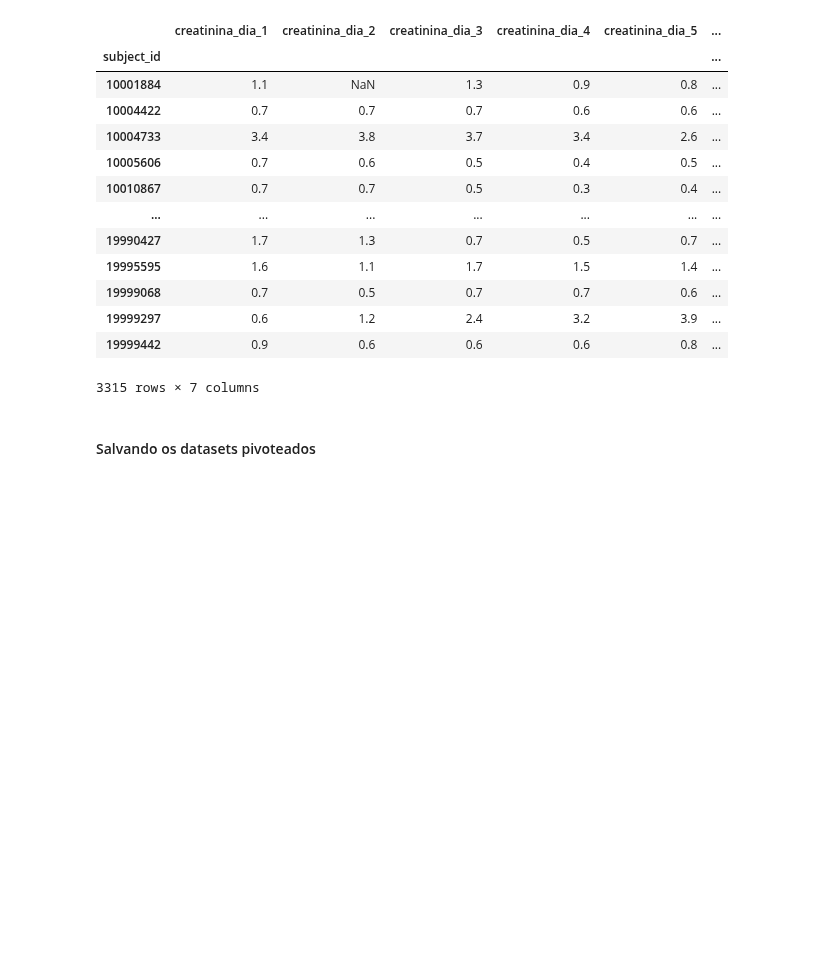
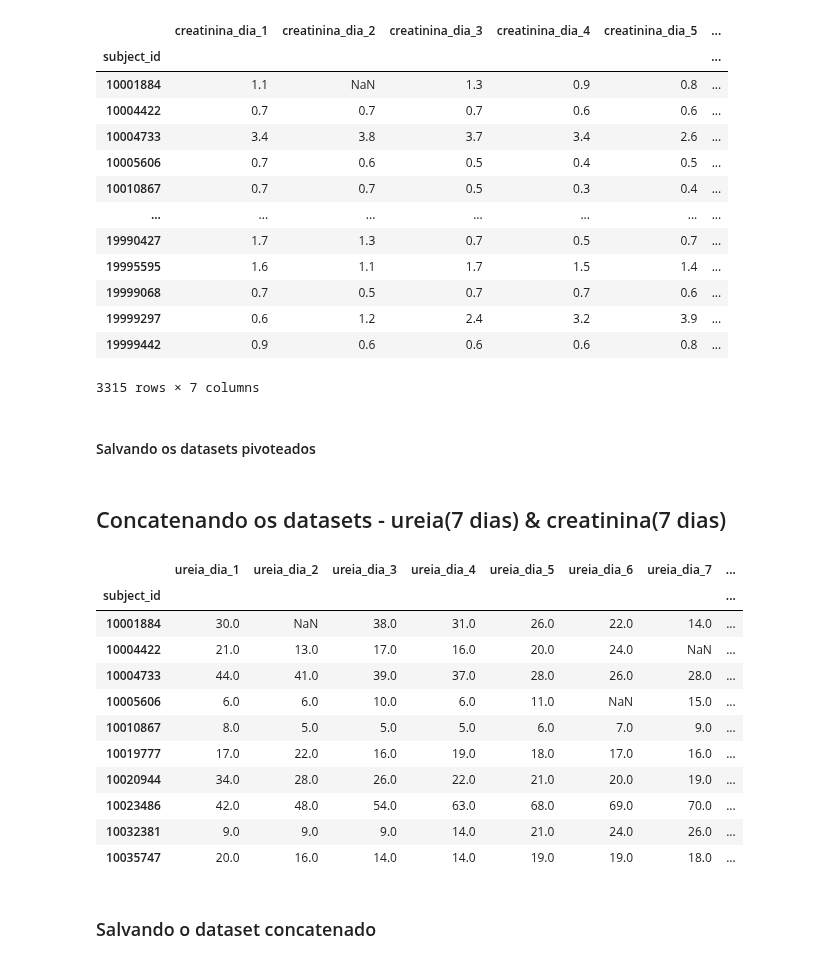
Before and after one commit to igorssant/TCC-Comparacao-de-Modelos-de-ML-nao-Supervisionados, a Jupyter notebook: src/limpeza_e_manutencao.ipynb, the cells around one changed output. Saved outputs shown, nothing was run; the diff lists cells and outputs as text; code cells hidden in the pictures; blank space fills up the shorter version.

Commit message:
feat: concatenando os datasets [ureia] e [creatinina] pivoteados && salvando o dataset gerando em um novo .csv [ureia_creatinina_7_dias_concatenado.csv]

```diff
--- a/src/limpeza_e_manutencao.ipynb
+++ b/src/limpeza_e_manutencao.ipynb
@@ -227,3 +245,25 @@ df_creatinina_processed
 # %%
 df_ureia_processed.to_csv("../databases/processed/ureia_pivoted.csv", sep = ",")
 df_creatinina_processed.to_csv("../databases/processed/creatinina_pivoted.csv", sep = ",")
+# %% [markdown]
+## Concatenando os datasets - ureia(7 dias) & creatinina(7 dias)
+# %%
+df_concatenado = concatenar_dois_datasets_por_paciente(df_esquerda = df_ureia_processed,
+                                                       df_direita = df_creatinina_processed)
+
+df_concatenado.head(10)
+# %% [output]
+|  | ureia_dia_1 | ureia_dia_2 | ureia_dia_3 | ureia_dia_4 | ureia_dia_5 | ureia_dia_6 | ureia_dia_7 | ... |
+| subject_id |  |  |  |  |  |  |  | ... |
+| 10001884 | 30.0 | NaN | 38.0 | 31.0 | 26.0 | 22.0 | 14.0 | ... |
+| 10004422 | 21.0 | 13.0 | 17.0 | 16.0 | 20.0 | 24.0 | NaN | ... |
+| 10004733 | 44.0 | 41.0 | 39.0 | 37.0 | 28.0 | 26.0 | 28.0 | ... |
+| 10005606 | 6.0 | 6.0 | 10.0 | 6.0 | 11.0 | NaN | 15.0 | ... |
+| 10010867 | 8.0 | 5.0 | 5.0 | 5.0 | 6.0 | 7.0 | 9.0 | ... |
+| 10019777 | 17.0 | 22.0 | 16.0 | 19.0 | 18.0 | 17.0 | 16.0 | ... |
+| 10020944 | 34.0 | 28.0 | 26.0 | 22.0 | 21.0 | 20.0 | 19.0 | ... |
+| 10023486 | 42.0 | 48.0 | 54.0 | 63.0 | 68.0 | 69.0 | 70.0 | ... |
+| 10032381 | 9.0 | 9.0 | 9.0 | 14.0 | 21.0 | 24.0 | 26.0 | ... |
+| 10035747 | 20.0 | 16.0 | 14.0 | 14.0 | 19.0 | 19.0 | 18.0 | ... |
+# %% [markdown]
+### Salvando o dataset concatenado
```
Also changed, not shown: parts of 4 cells of this notebook, 2 other files.
